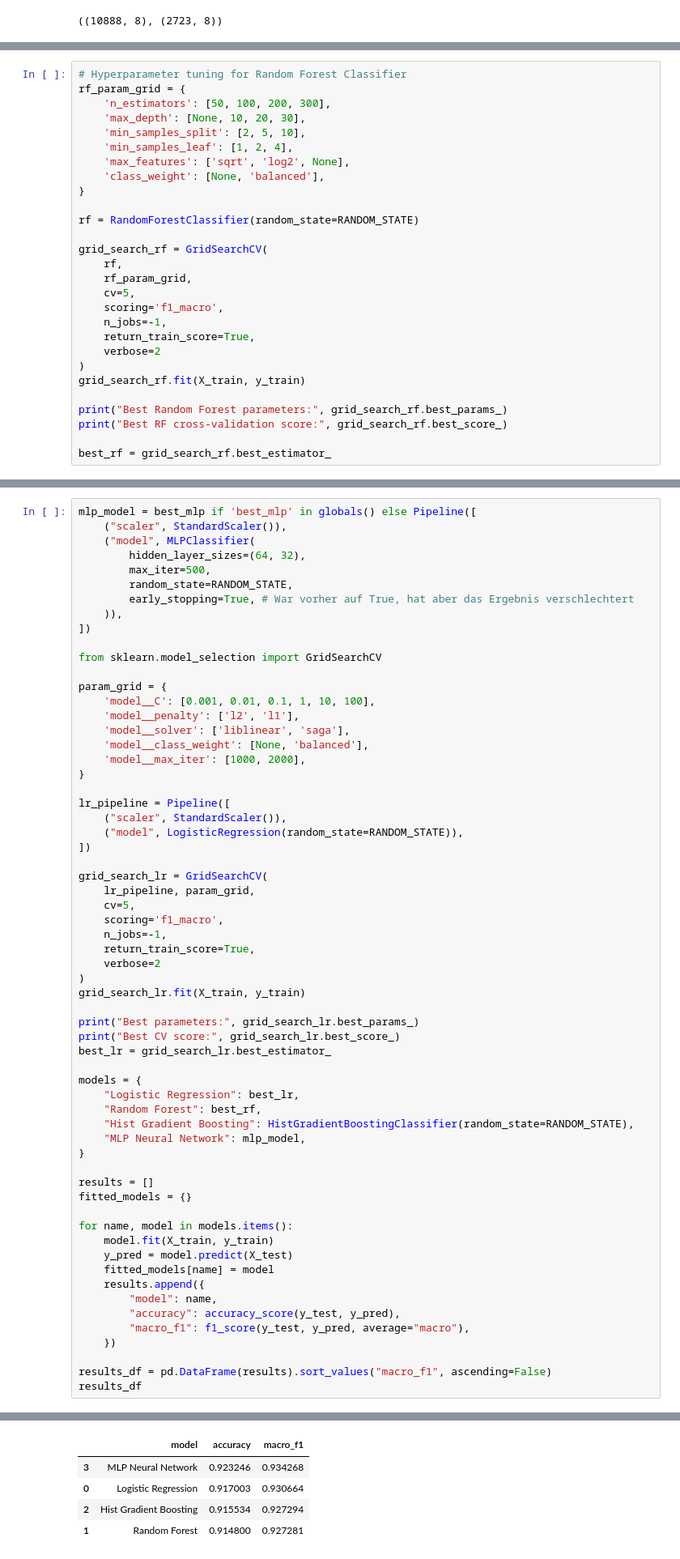
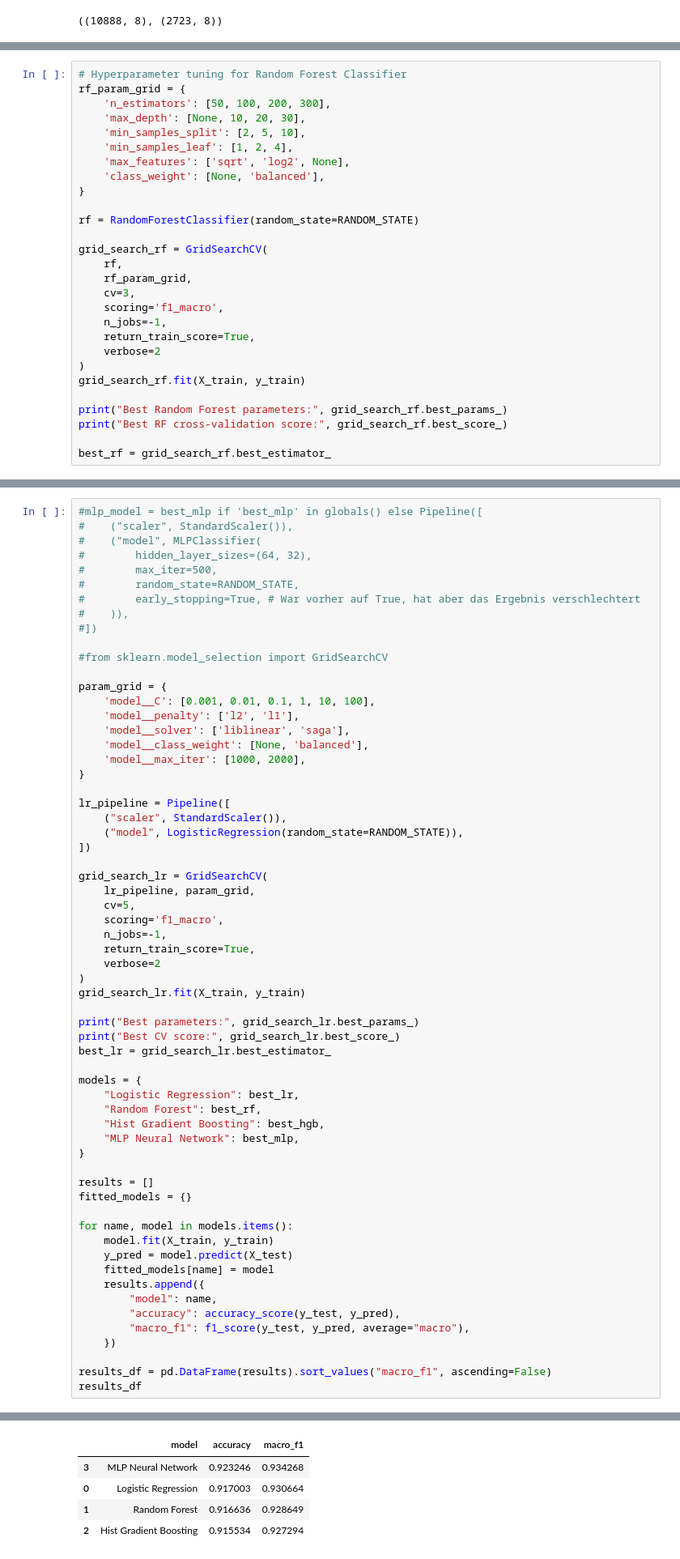
Before and after one commit to lukadeda/xai-drybean-project, a Jupyter notebook: notebooks/02_model_training.ipynb, the cells around one changed output, grey strips where cells are left out. Shown at 81% size. Drawn from its saved outputs; the diff is of its cells as text.

Commit message:
HistGradientBoostingClassifier trainiert

```diff
--- a/notebooks/02_model_training.ipynb
+++ b/notebooks/02_model_training.ipynb
@@ -143,7 +139,7 @@ rf = RandomForestClassifier(random_state=RANDOM_STATE)
 grid_search_rf = GridSearchCV(
     rf,
     rf_param_grid,
-    cv=5,
+    cv=3,
     scoring='f1_macro',
     n_jobs=-1,
     return_train_score=True,
@@ -162,15 +195,15 @@ Best RF cross-validation score: 0.9364689121318145
 # %%
-mlp_model = best_mlp if 'best_mlp' in globals() else Pipeline([
-    ("scaler", StandardScaler()),
-    ("model", MLPClassifier(
-        hidden_layer_sizes=(64, 32),
-        max_iter=500,
-        random_state=RANDOM_STATE,
-        early_stopping=True, # War vorher auf True, hat aber das Ergebnis verschlechtert
-    )),
-])
+#mlp_model = best_mlp if 'best_mlp' in globals() else Pipeline([
+#    ("scaler", StandardScaler()),
+#    ("model", MLPClassifier(
+#        hidden_layer_sizes=(64, 32),
+#        max_iter=500,
+#        random_state=RANDOM_STATE,
+#        early_stopping=True, # War vorher auf True, hat aber das Ergebnis verschlechtert
+#    )),
+#])
 
-from sklearn.model_selection import GridSearchCV
+#from sklearn.model_selection import GridSearchCV
 
 param_grid = {
     'model__C': [0.001, 0.01, 0.1, 1, 10, 100],
@@ -199,37 +232,37 @@ print("Best parameters:", grid_search_lr.best_params_)
 print("Best CV score:", grid_search_lr.best_score_)
 best_lr = grid_search_lr.best_estimator_
 
 models = {
     "Logistic Regression": best_lr,
     "Random Forest": best_rf,
-    "Hist Gradient Boosting": HistGradientBoostingClassifier(random_state=RANDOM_STATE),
-    "MLP Neural Network": mlp_model,
+    "Hist Gradient Boosting": best_hgb,
+    "MLP Neural Network": best_mlp,
 }
 
 results = []
 fitted_models = {}
 
 for name, model in models.items():
     model.fit(X_train, y_train)
     y_pred = model.predict(X_test)
     fitted_models[name] = model
     results.append({
         "model": name,
         "accuracy": accuracy_score(y_test, y_pred),
         "macro_f1": f1_score(y_test, y_pred, average="macro"),
     })
 
 results_df = pd.DataFrame(results).sort_values("macro_f1", ascending=False)
 results_df
 # %% [output]
 Fitting 5 folds for each of 96 candidates, totalling 480 fits
 Best parameters: {'model__C': 100, 'model__class_weight': None, 'model__max_iter': 2000, 'model__penalty': 'l1', 'model__solver': 'saga'}
 Best CV score: 0.9345158613907719
 |  | model | accuracy | macro_f1 |
 | 3 | MLP Neural Network | 0.923246 | 0.934268 |
 | 0 | Logistic Regression | 0.917003 | 0.930664 |
+| 1 | Random Forest | 0.916636 | 0.928649 |
 | 2 | Hist Gradient Boosting | 0.915534 | 0.927294 |
-| 1 | Random Forest | 0.914800 | 0.927281 |
 # %%
 best_model_name = results_df.iloc[0]["model"]
 
```
Also changed, not shown: parts of 4 cells of this notebook.
